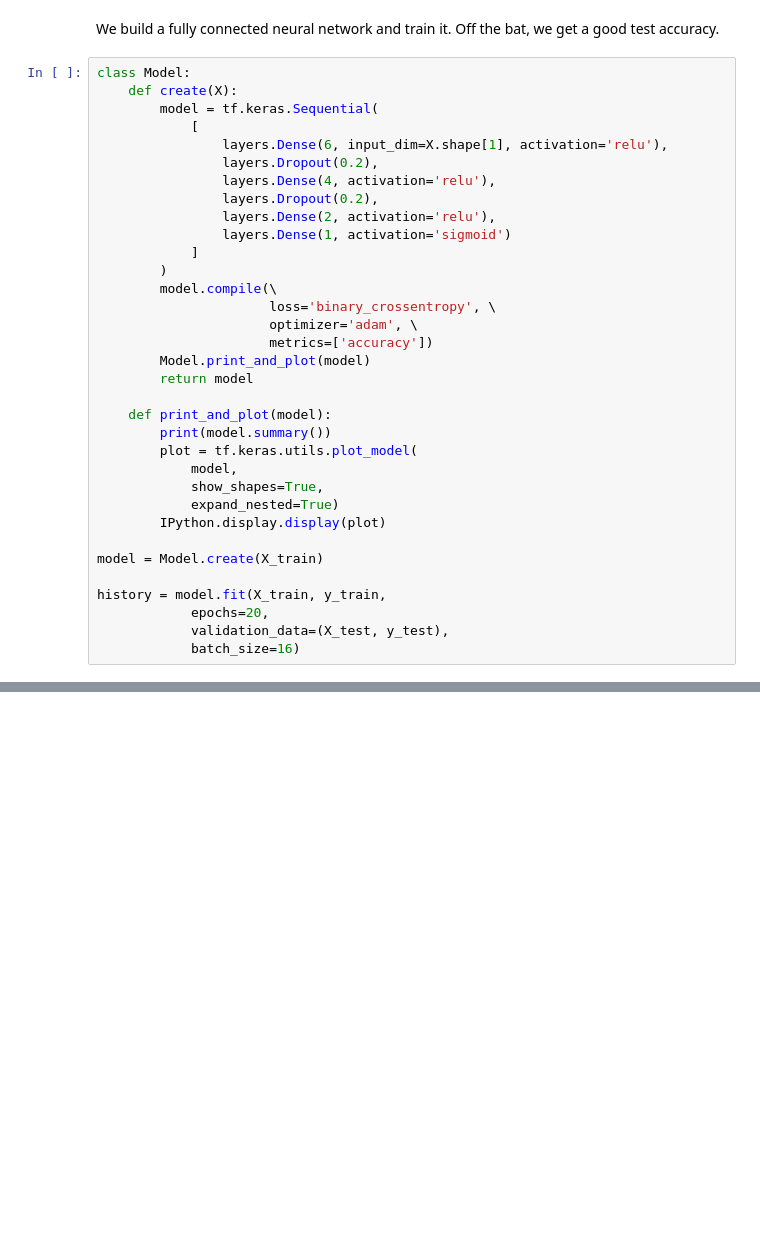
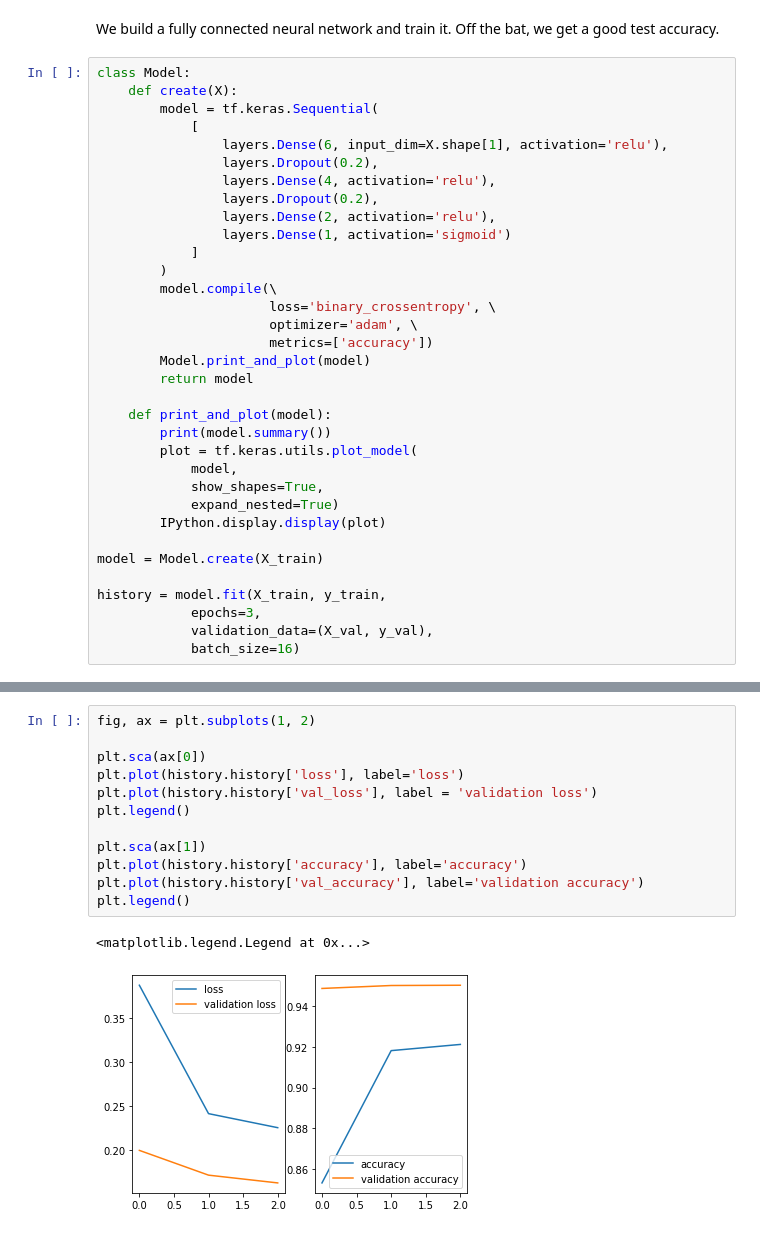
Before and after one commit to bhattacharjee/silver-garbanzo, a Jupyter notebook: ransomware_detection_adversarial_attack.ipynb, the cells around one changed output, grey strips where cells are left out. Drawn from its saved outputs; the diff is of its cells as text; blank space fills up the shorter version.

```diff
--- a/ransomware_detection_adversarial_attack.ipynb
+++ b/ransomware_detection_adversarial_attack.ipynb
@@ -113,8 +113,8 @@ class Model:
 model = Model.create(X_train)
 
 history = model.fit(X_train, y_train,
-            epochs=20,
-            validation_data=(X_test, y_test),
+            epochs=3,
+            validation_data=(X_val, y_val),
             batch_size=16)
 # %% [output]
 Model: "sequential"
@@ -154,0 +144,15 @@ Epoch 20/20
+# %%
+fig, ax = plt.subplots(1, 2)
+
+plt.sca(ax[0])
+plt.plot(history.history['loss'], label='loss')
+plt.plot(history.history['val_loss'], label = 'validation loss')
+plt.legend()
+
+plt.sca(ax[1])
+plt.plot(history.history['accuracy'], label='accuracy')
+plt.plot(history.history['val_accuracy'], label='validation accuracy')
+plt.legend()
+# %% [output]
+<matplotlib.legend.Legend at 0x...>
+[figure, added]
```
Also changed, not shown: parts of 4 cells of this notebook.
